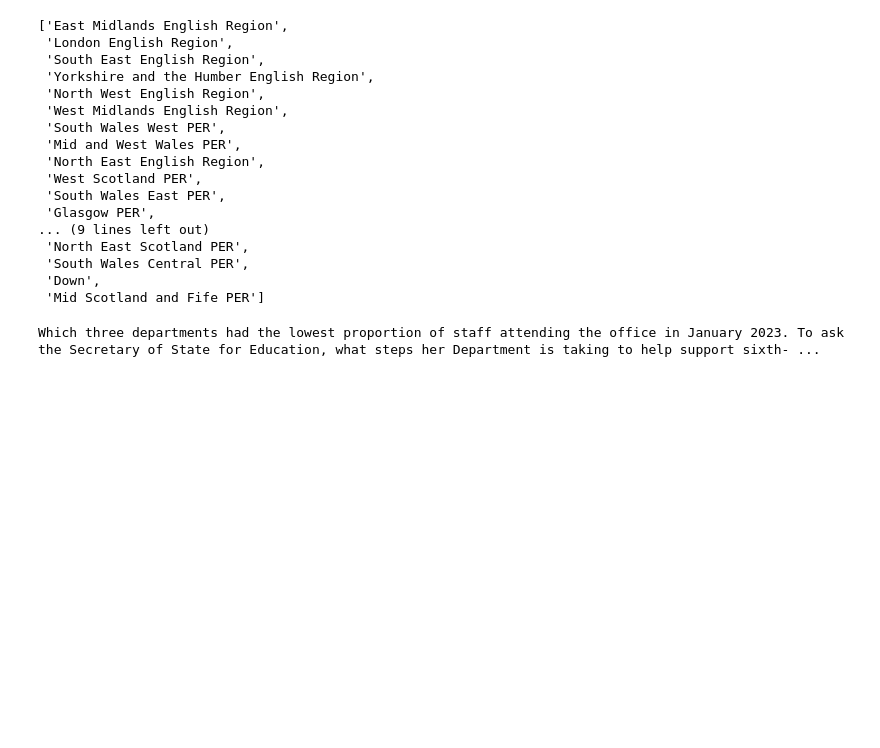
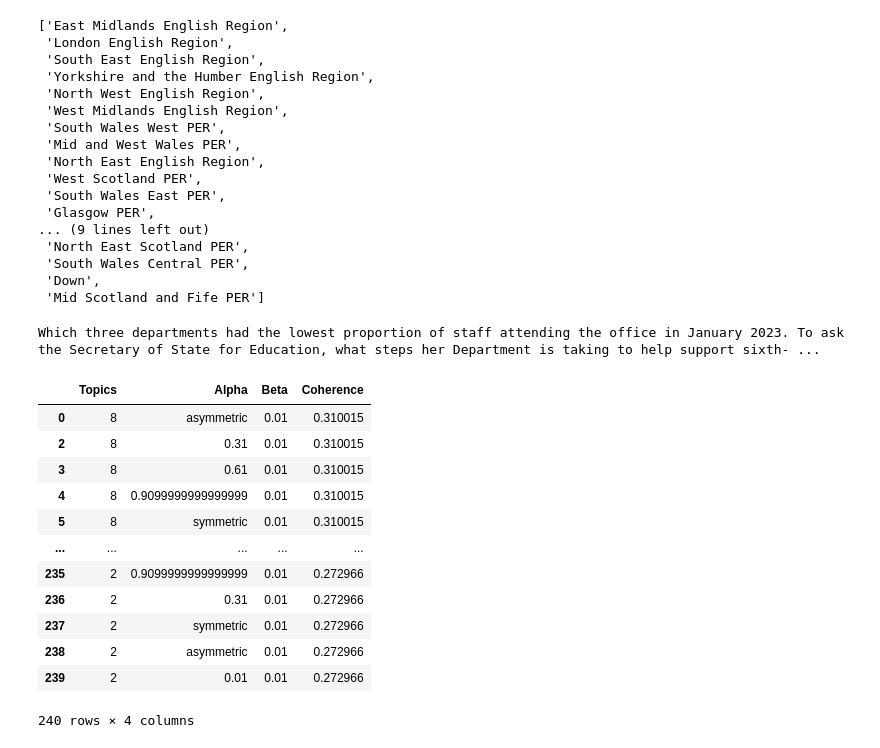
Before and after one commit to zapper-95/MP-Written-Question-Analysis, a Jupyter notebook: notebooks/2a LDA.ipynb, the cells around one changed output. Drawn from its saved outputs; the diff is of its cells as text; code cells hidden in the pictures; blank space fills up the shorter version.

```diff
--- a/notebooks/2a LDA.ipynb
+++ b/notebooks/2a LDA.ipynb
@@ -339,0 +397,19 @@ ldamodel = gensim.models.ldamodel.LdaModel(bow_vectors, num_topics=4, id2word =
+# %%
+
+hyper_params = pd.DataFrame(model_results)
+hyper_params = hyper_params.sort_values(by=['Coherence'], ascending=False)
+hyper_params
+# %% [output]
+|  | Topics | Alpha | Beta | Coherence |
+| 0 | 8 | asymmetric | 0.01 | 0.310015 |
+| 2 | 8 | 0.31 | 0.01 | 0.310015 |
+| 3 | 8 | 0.61 | 0.01 | 0.310015 |
+| 4 | 8 | 0.9099999999999999 | 0.01 | 0.310015 |
+| 5 | 8 | symmetric | 0.01 | 0.310015 |
+| ... | ... | ... | ... | ... |
+| 235 | 2 | 0.9099999999999999 | 0.01 | 0.272966 |
+| 236 | 2 | 0.31 | 0.01 | 0.272966 |
+| 237 | 2 | symmetric | 0.01 | 0.272966 |
+| 238 | 2 | asymmetric | 0.01 | 0.272966 |
+| 239 | 2 | 0.01 | 0.01 | 0.272966 |
+240 rows × 4 columns
```
Also changed, not shown: parts of 18 cells of this notebook.
